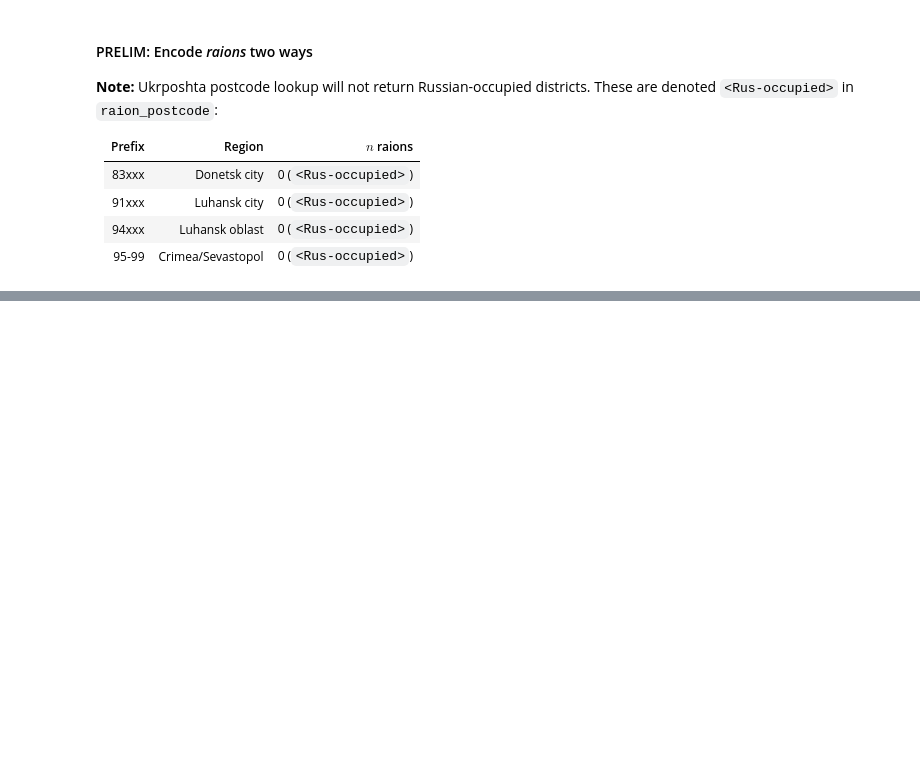
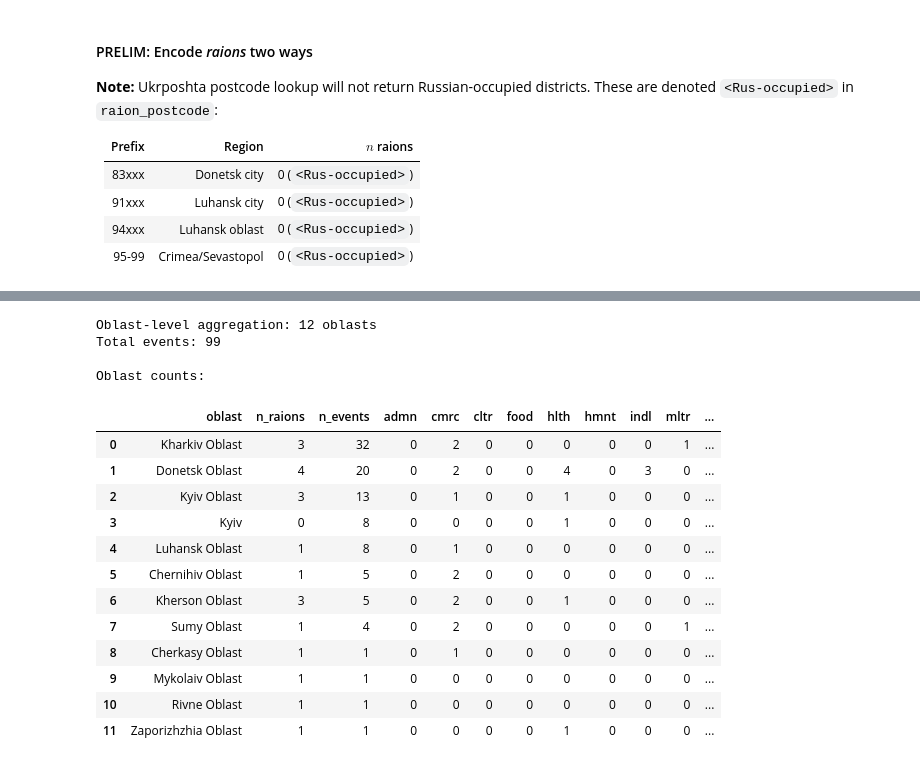
Before and after one commit to sskeen/ukraine_longitudinal_study, a Jupyter notebook: src/notebooks/uls_scratchpad.ipynb, the cells around one changed output, grey strips where cells are left out. Cells and saved outputs as stored; diff of their text form; code cells hidden in the pictures; blank space fills up the shorter version.

Commit message:
Geo aggregates implemented (pre-debug)

```diff
--- a/src/notebooks/uls_scratchpad.ipynb
+++ b/src/notebooks/uls_scratchpad.ipynb
@@ -691,0 +996,49 @@ d_uls_lvl2
+# %%
+# Aggregate at oblast level
+
+### Collapses event-level data to oblast-level counts
+
+# Build aggregation dict: sum all dummy vars, count events
+agg_dict_obl = {var: 'sum' for var in all_dummy_vars}
+agg_dict_obl['id'] = 'count'
+
+# Aggregate by oblast
+d_lvl2_oblast = d.groupby('oblast', as_index=False).agg(agg_dict_obl)
+
+# Rename id count column
+d_lvl2_oblast = d_lvl2_oblast.rename(columns={'id': 'n_events'})
+
+# Add raion count per oblast
+raion_counts = d.groupby('oblast')['raion_nominatim_en'].nunique()
+d_lvl2_oblast['n_raions'] = d_lvl2_oblast['oblast'].map(raion_counts)
+
+# Reorder columns: oblast, n_raions, n_events, area types, weapon systems
+col_order_obl = ['oblast', 'n_raions', 'n_events'] + area_type_vars + weapon_sys_vars
+d_lvl2_oblast = d_lvl2_oblast[col_order_obl]
+
+# Sort by total events (descending)
+d_lvl2_oblast = d_lvl2_oblast.sort_values('n_events', ascending=False).reset_index(drop=True)
+
+# Summary
+print(f"Oblast-level aggregation: {len(d_lvl2_oblast)} oblasts")
+print(f"Total events: {d_lvl2_oblast['n_events'].sum():,}")
+print(f"\nOblast counts:")
+d_lvl2_oblast
+# %% [output]
+Oblast-level aggregation: 12 oblasts
+Total events: 99
+
+Oblast counts:
+|  | oblast | n_raions | n_events | admn | cmrc | cltr | food | hlth | hmnt | indl | mltr | ... |
+| 0 | Kharkiv Oblast | 3 | 32 | 0 | 2 | 0 | 0 | 0 | 0 | 0 | 1 | ... |
+| 1 | Donetsk Oblast | 4 | 20 | 0 | 2 | 0 | 0 | 4 | 0 | 3 | 0 | ... |
+| 2 | Kyiv Oblast | 3 | 13 | 0 | 1 | 0 | 0 | 1 | 0 | 0 | 0 | ... |
+| 3 | Kyiv | 0 | 8 | 0 | 0 | 0 | 0 | 1 | 0 | 0 | 0 | ... |
+| 4 | Luhansk Oblast | 1 | 8 | 0 | 1 | 0 | 0 | 0 | 0 | 0 | 0 | ... |
+| 5 | Chernihiv Oblast | 1 | 5 | 0 | 2 | 0 | 0 | 0 | 0 | 0 | 0 | ... |
+| 6 | Kherson Oblast | 3 | 5 | 0 | 2 | 0 | 0 | 1 | 0 | 0 | 0 | ... |
+| 7 | Sumy Oblast | 1 | 4 | 0 | 2 | 0 | 0 | 0 | 0 | 0 | 1 | ... |
+| 8 | Cherkasy Oblast | 1 | 1 | 0 | 1 | 0 | 0 | 0 | 0 | 0 | 0 | ... |
+| 9 | Mykolaiv Oblast | 1 | 1 | 0 | 0 | 0 | 0 | 0 | 0 | 0 | 0 | ... |
+| 10 | Rivne Oblast | 1 | 1 | 0 | 0 | 0 | 0 | 0 | 0 | 0 | 0 | ... |
+| 11 | Zaporizhzhia Oblast | 1 | 1 | 0 | 0 | 0 | 0 | 1 | 0 | 0 | 0 | ... |
```
Also changed, not shown: parts of 24 cells of this notebook.
